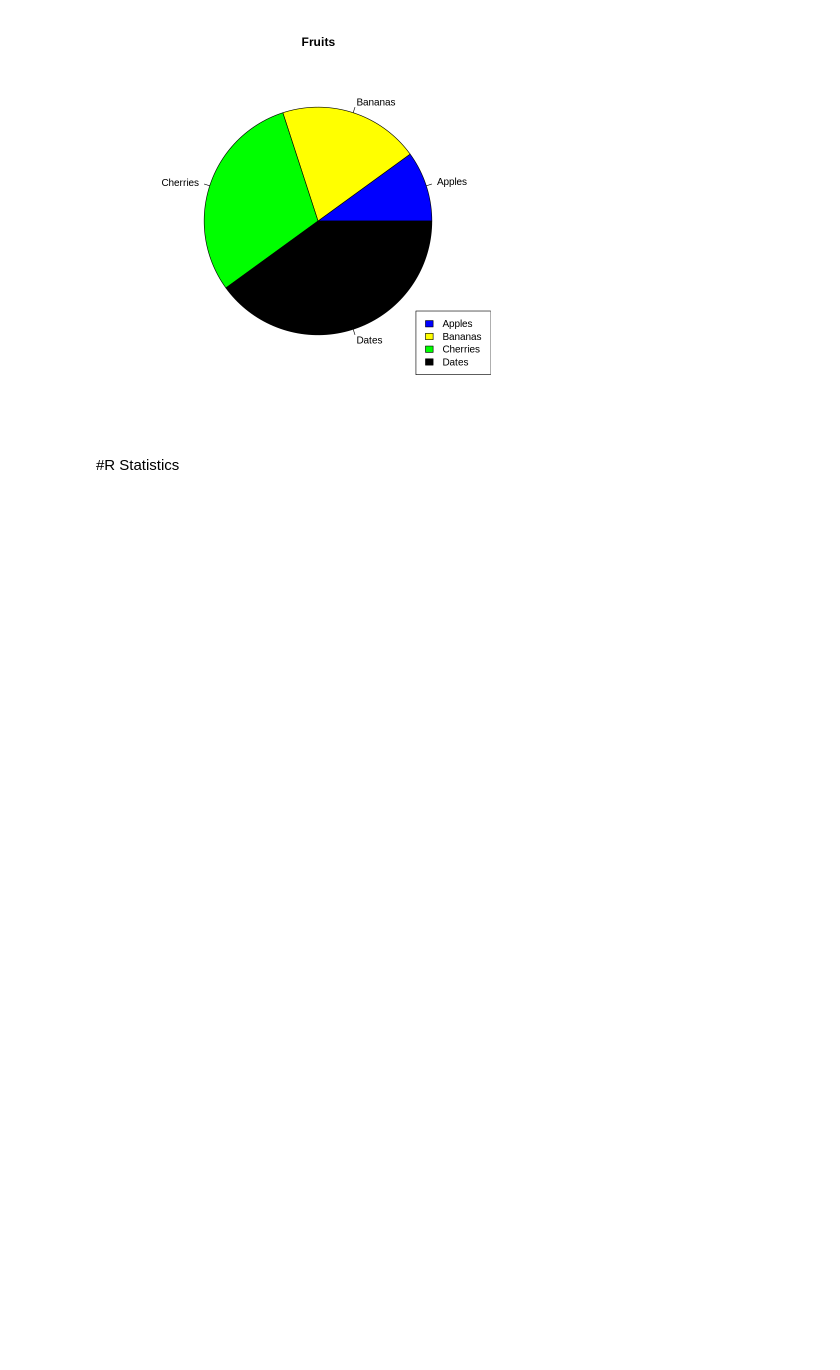
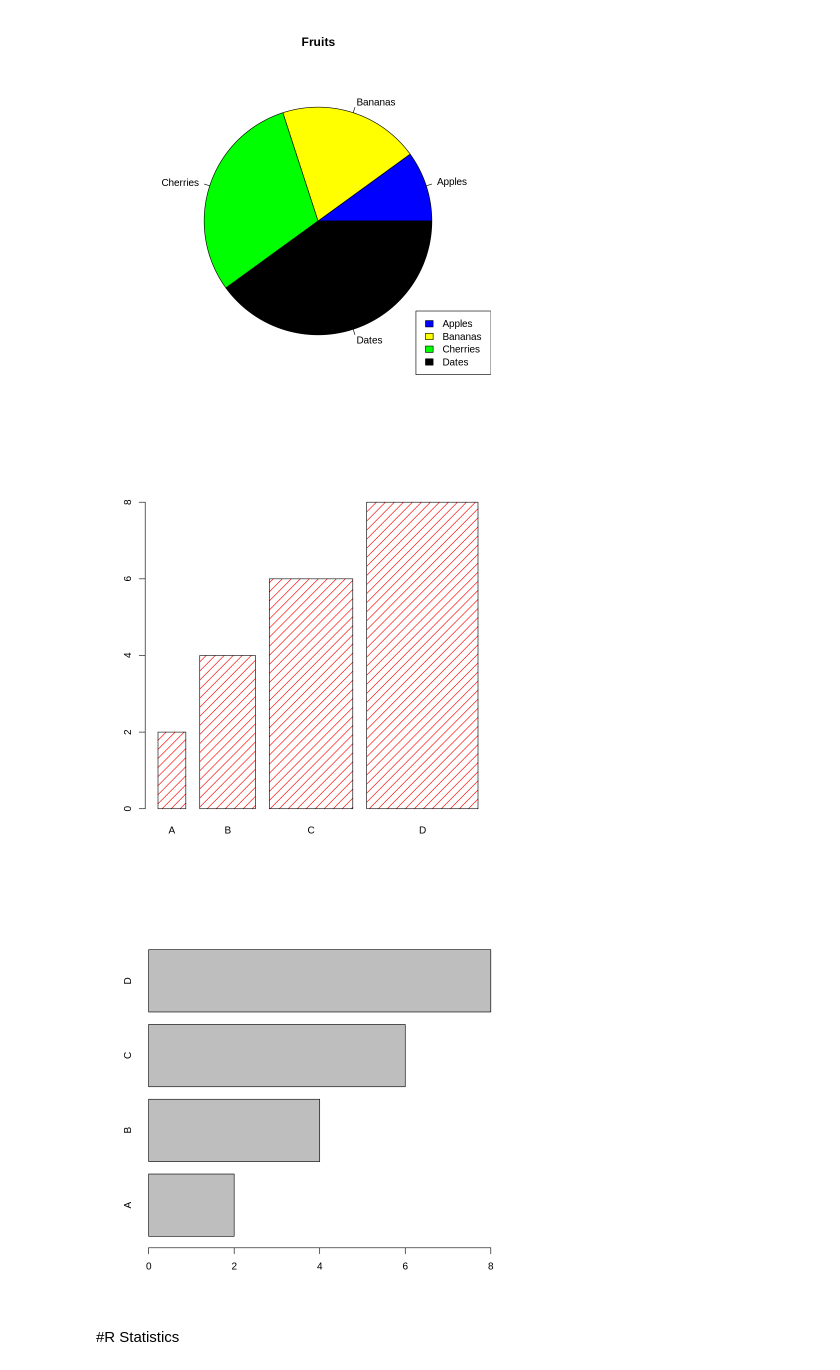
Before and after one commit to hyelim-kim1028/lab_R, a Jupyter notebook: W3school_R.ipynb, the cells around one changed output. Drawn from its saved outputs; the diff is of its cells as text; code cells hidden in the pictures; blank space fills up the shorter version.

```diff
--- a/W3school_R.ipynb
+++ b/W3school_R.ipynb
@@ -1412,2 +1410,22 @@ legend("bottomright", mylabel, fill = colors)
+# %%
+# R Bars Charts
+# barplot()
+
+# x-axis values
+x <- c("A", "B", "C", "D")
+y <- c(2,4,6,8)
+barplot(y, names.arg = x, col = "red", density = 10, width = c(1,2,3,4))
+# names.arg = names of each observation iin the x-axis
+# col = color
+# density / bar texture
+# width
+
+# horizontal bars
+x <- c("A", "B", "C", "D")
+y <- c(2,4,6,8)
+barplot(y, names.arg = x, horiz = TRUE)
+# %% [output]
+[figure, added]
+[figure, added]
 # %% [markdown]
 #R Statistics
```
Also changed, not shown: parts of 7 cells of this notebook.
